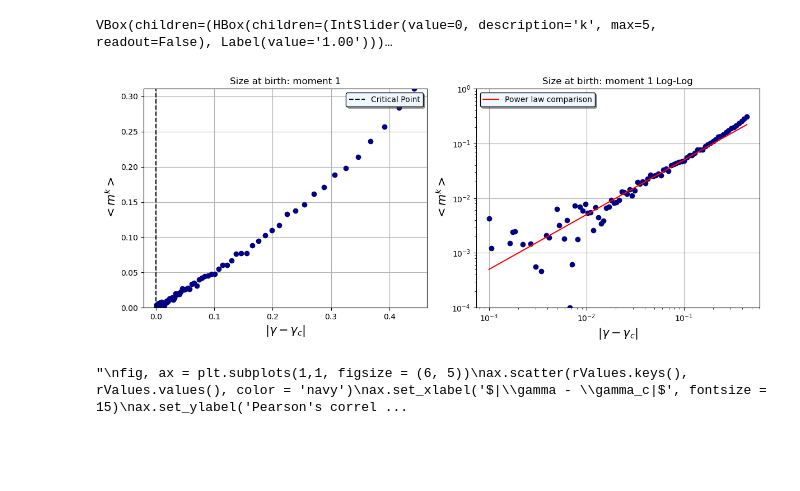
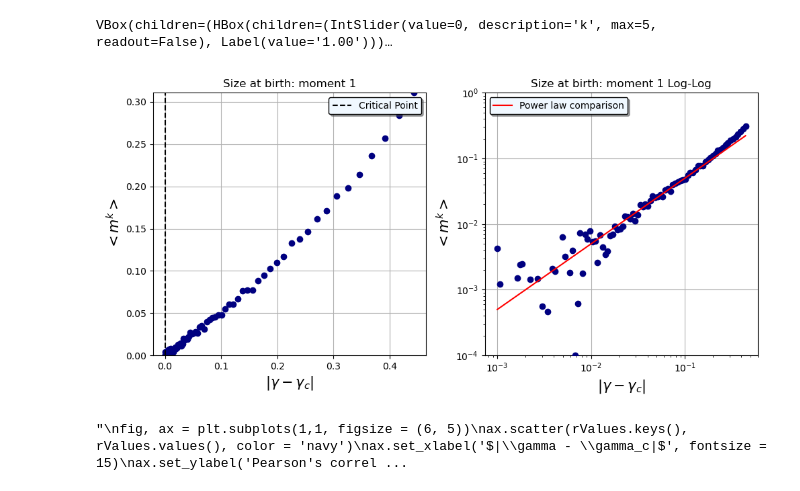
Before and after one commit to tommasoamico/masterThesis, a Jupyter notebook: code/jupyterNotebooks/simulations/singleTraitShortSampling.ipynb, the cells around one changed output. Saved outputs shown, nothing was run; the diff lists cells and outputs as text; code cells hidden in the pictures; blank space fills up the shorter version.

```diff
--- a/code/jupyterNotebooks/simulations/singleTraitShortSampling.ipynb
+++ b/code/jupyterNotebooks/simulations/singleTraitShortSampling.ipynb
@@ -125,7 +169,7 @@ def powerLaw(x, a, b):
 #omega2BelowCritical = omega2Values[omega2Values < criticalPoint]
 %matplotlib ipympl
 cmap = matplotlib.cm.get_cmap('Blues')
-fig, ax1  = plt.subplots(1,2, figsize = (12, 5))
+fig, ax1  = plt.subplots(1,2, figsize = (10, 5))
 ax, ax_ = ax1.flatten()
 
 #meanSizesAtBirth = np.load(f'../data/meanSizeBirth20000SingleTraitSamplingM.npy')
@@ -172,34 +216,34 @@ def fY2 (x, k):
 
 
 def fY3 (x, k):
     y3 = powerLaw(xAxis,*powerLawValues[str(int(k))])
     return y3
 
 #ax_.plot(xAxis, powerLaw(xAxis,*powerLawValues[str(int(k))]), color = 'red', label = f'm = {k} line', zorder = 4)
 _ = iplt.scatter(gamma_gammaC, fY2, controls=controls, color = 'navy', ax = ax_, zorder = 3)
 
 #_ = iplt.scatter(gamma_gammaC[45:], fYSecondSave, zorder = 3, ax = ax_, controls=controls, color = 'forestgreen')
 
 _ = iplt.plot(xAxis, fY3, controls=controls, color = 'red', ax = ax_, zorder = 3, label = 'Power law comparison')
 
 
 ax_.set_xscale('log')
 ax_.set_yscale('log')
 #ax_.scatter(gammaValues, sizeBirth20000.mean(axis = 1), zorder = 2, color = 'navy')
 ax_.set_xlabel('$|\gamma - \gamma_c|$', fontsize = 15)
 ax_.set_ylabel('$<m^k>$', fontsize = 15)
 ax_.grid(zorder = 1)
 #ax_.axvline(criticalPoint, color = 'black', linestyle = '--', label = 'Critical Point', zorder = 2)
 
 #ax.legend(facecolor = 'aliceblue', shadow = True, edgecolor = 'black')
 #ax_.set_title('Mean size at birth for different generations, $log-log$')
 ax_.legend(facecolor = 'aliceblue', shadow = True, edgecolor = 'black', loc = 'upper left')
 ax_.set_ylim(bottom = 1e-4, top = 1)
 fig.tight_layout()
 plt.show()
 # %% [output]
 VBox(children=(HBox(children=(IntSlider(value=0, description='k', max=5, readout=False), Label(value='1.00')))…
-[figure, old version]
+[figure, new version]
 # %%
 ############################################
 # Version of the code dealing with logSizes#
```
Also changed, not shown: parts of 6 cells of this notebook, 41 other files.
